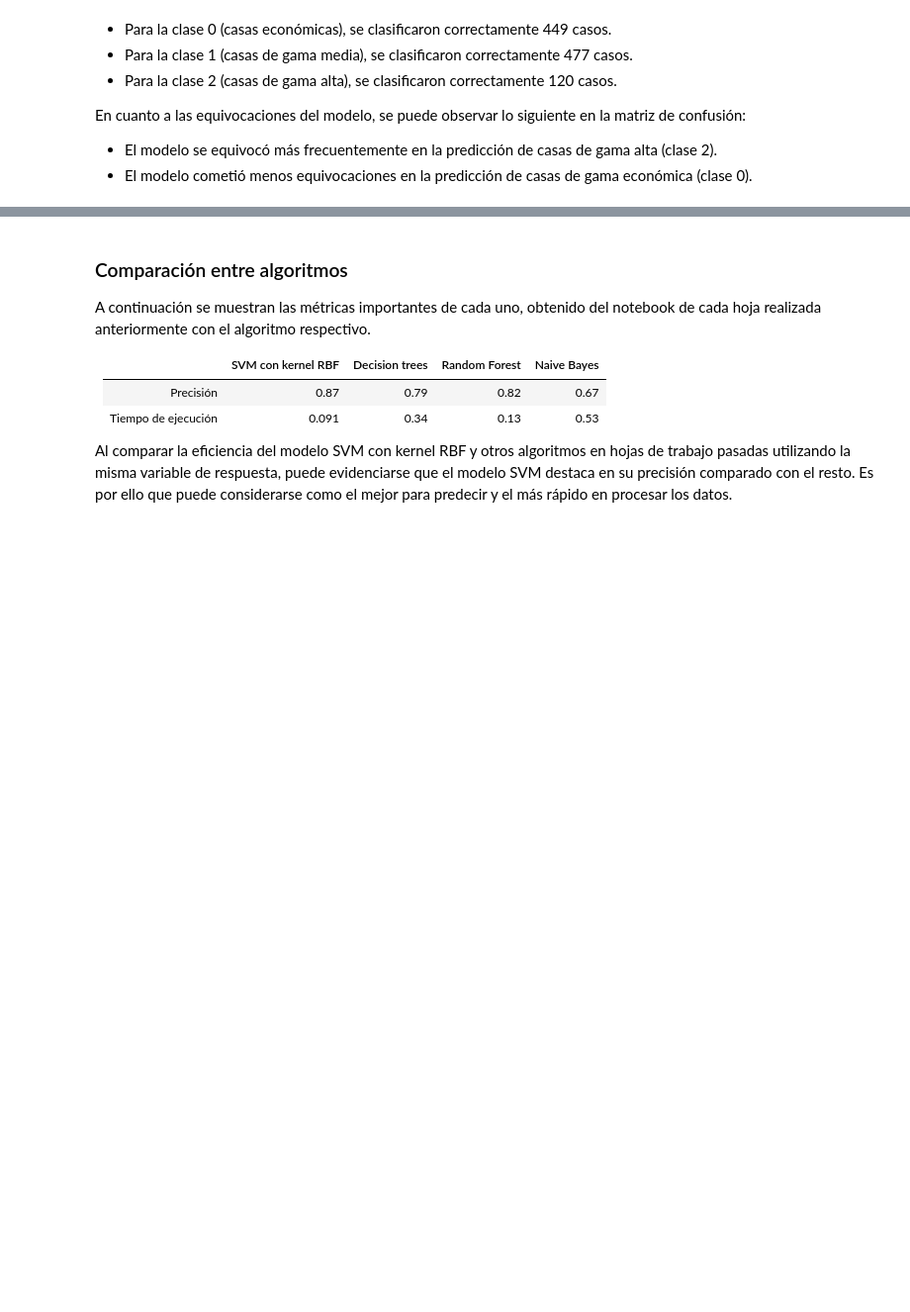
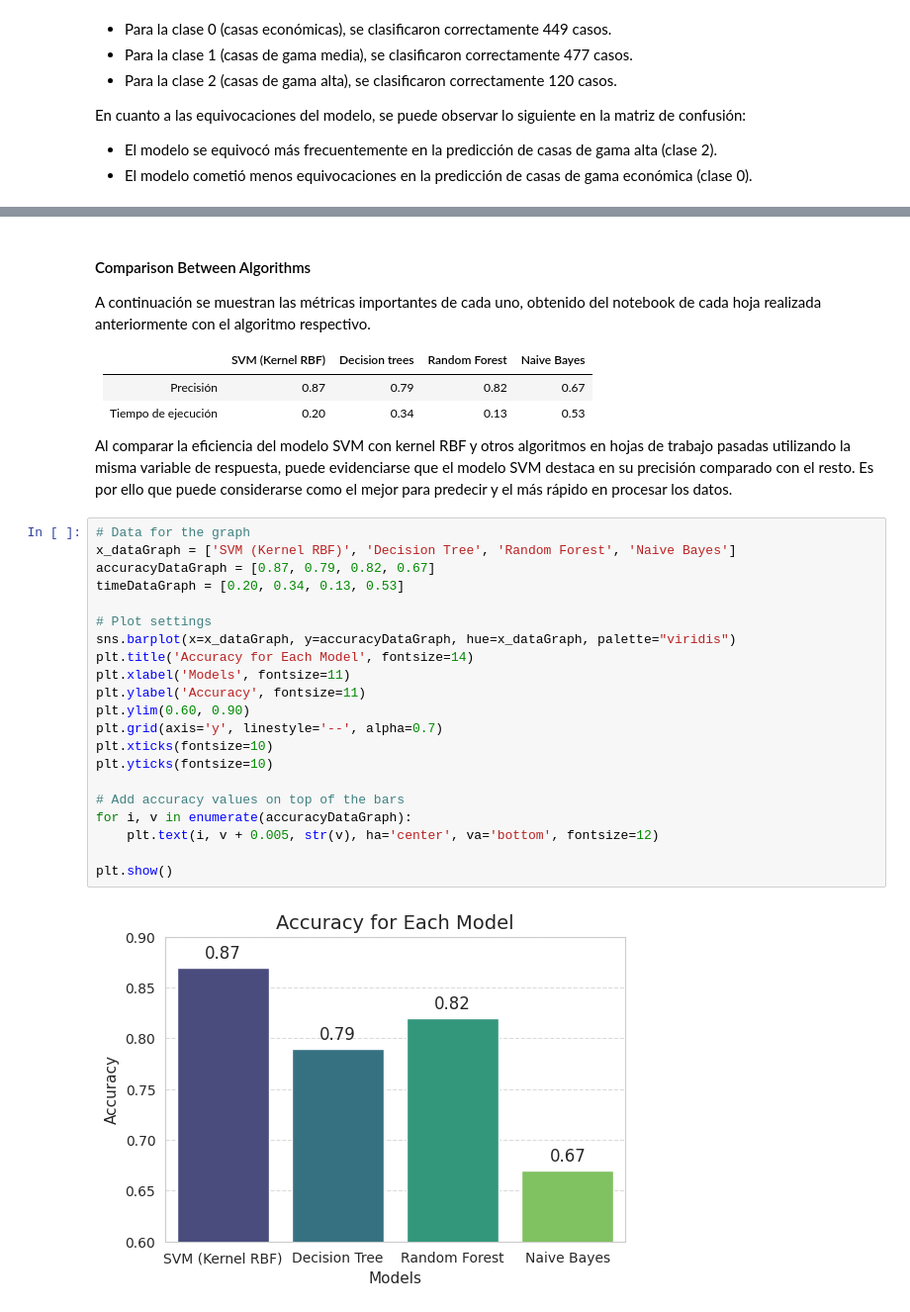
Before and after one commit to Andrea-gt/dm-hw-smv, a Jupyter notebook: dm_hw_svm.ipynb, the cells around one changed output, grey strips where cells are left out. Shown at 99% size. Cells and saved outputs as stored; diff of their text form; blank space fills up the shorter version.

```diff
--- a/dm_hw_svm.ipynb
+++ b/dm_hw_svm.ipynb
@@ -602,14 +760,37 @@ Otras de las métricas son el Recall y el F1-Score:
 
 En general, el modelo SVM con kernel RBF parece ser superior al modelo lineal en este conjunto de datos, ofreciendo una mejor precisión general, mayor velocidad de entrenamiento y un mejor balance entre precisión y recall para la mayoría de las clases.
 # %% [markdown]
-### Comparación entre algoritmos
+#### Comparison Between Algorithms
 
 A continuación se muestran las métricas importantes de cada uno, obtenido del notebook de cada hoja realizada anteriormente con el algoritmo respectivo.
 
-|                       | SVM con kernel RBF  | Decision trees | Random Forest | Naive Bayes |
+|                       | SVM (Kernel RBF)  | Decision trees | Random Forest | Naive Bayes |
 |-----------------------|---------------------|----------------|---------------|-------------|
 |   Precisión           |        0.87         |    0.79        |     0.82      |      0.67   |
-|   Tiempo de ejecución |        0.091        |    0.34        |     0.13      |      0.53   |
+|   Tiempo de ejecución |        0.20        |    0.34        |     0.13      |      0.53   |
 
 
 Al comparar la eficiencia del modelo SVM con kernel RBF y otros algoritmos en hojas de trabajo pasadas utilizando la misma variable de respuesta, puede evidenciarse que el modelo SVM destaca en su precisión comparado con el resto. Es por ello que puede considerarse como el mejor para predecir y el más rápido en procesar los datos.
+# %%
+# Data for the graph
+x_dataGraph = ['SVM (Kernel RBF)', 'Decision Tree', 'Random Forest', 'Naive Bayes']
+accuracyDataGraph = [0.87, 0.79, 0.82, 0.67]
+timeDataGraph = [0.20, 0.34, 0.13, 0.53]
+
+# Plot settings
+sns.barplot(x=x_dataGraph, y=accuracyDataGraph, hue=x_dataGraph, palette="viridis")
+plt.title('Accuracy for Each Model', fontsize=14)
+plt.xlabel('Models', fontsize=11)
+plt.ylabel('Accuracy', fontsize=11)
+plt.ylim(0.60, 0.90)
+plt.grid(axis='y', linestyle='--', alpha=0.7)
+plt.xticks(fontsize=10)
+plt.yticks(fontsize=10)
+
+# Add accuracy values on top of the bars
+for i, v in enumerate(accuracyDataGraph):
+    plt.text(i, v + 0.005, str(v), ha='center', va='bottom', fontsize=12)
+
+plt.show()
+# %% [output]
+[figure, added]
```
Also changed, not shown: parts of 39 cells of this notebook.
